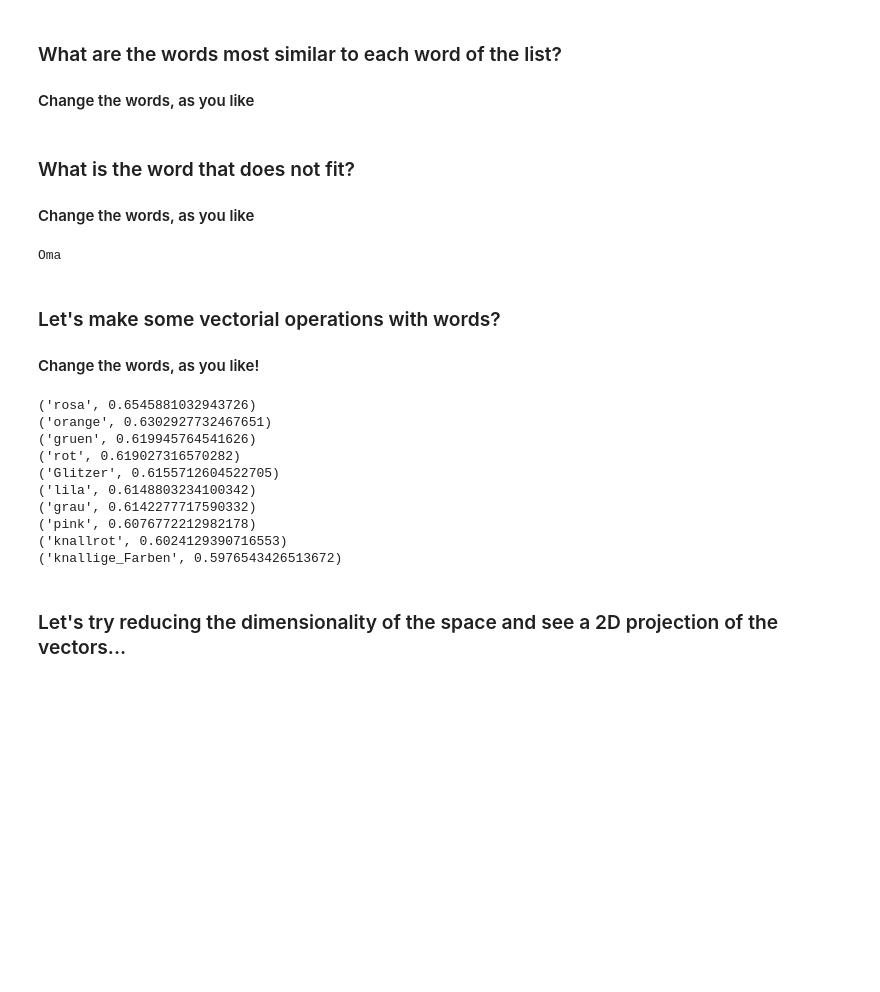
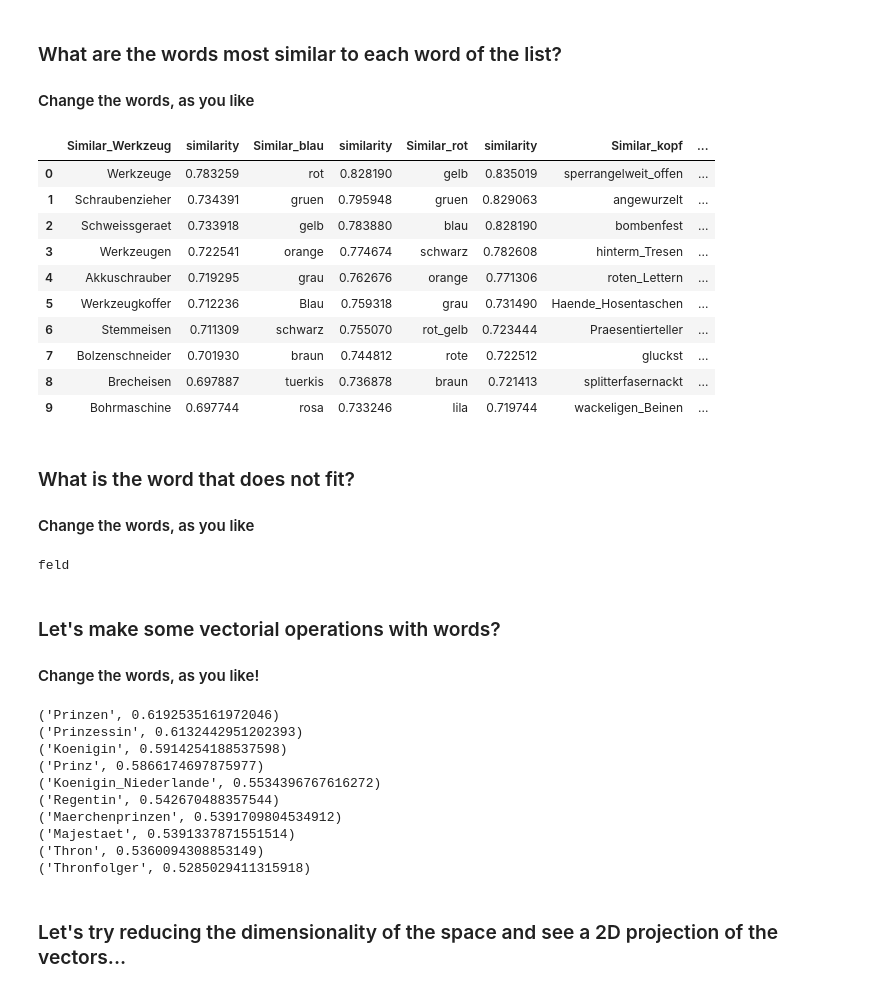
Before and after one commit to acdh-oeaw/summerschool2020-notebooks, a Jupyter notebook: session_3-2_NLP/Session 3-2 NLP (Wednesday 8-7-2020, 11 am).ipynb, the cells around one changed output. Saved outputs shown, nothing was run; the diff lists cells and outputs as text; code cells hidden in the pictures; blank space fills up the shorter version.

```diff
--- a/session_3-2_NLP/Session 3-2 NLP (Wednesday 8-7-2020, 11 am).ipynb
+++ b/session_3-2_NLP/Session 3-2 NLP (Wednesday 8-7-2020, 11 am).ipynb
@@ -192,49 +192,62 @@ print(trained_model.distance('kopf', 'blau'))
 # %%
 words = ['Werkzeug', 'blau', 'rot', 'kopf', 'Gewerbe']
 series = []
 for word in words:
-    series.append(pd.DataFrame(trained_model.most_similar(word, topn=10), columns=[f"Similar_{word}", "similarity"]))
+    series.append(pd.DataFrame(trained_model.most_similar(word, topn=10),
+                               columns=[f"Similar_{word}", "similarity"]))
 df = pd.concat(series, axis=1)
 df.head(10)
+# %% [output]
+|  | Similar_Werkzeug | similarity | Similar_blau | similarity | Similar_rot | similarity | Similar_kopf | ... |
+| 0 | Werkzeuge | 0.783259 | rot | 0.828190 | gelb | 0.835019 | sperrangelweit_offen | ... |
+| 1 | Schraubenzieher | 0.734391 | gruen | 0.795948 | gruen | 0.829063 | angewurzelt | ... |
+| 2 | Schweissgeraet | 0.733918 | gelb | 0.783880 | blau | 0.828190 | bombenfest | ... |
+| 3 | Werkzeugen | 0.722541 | orange | 0.774674 | schwarz | 0.782608 | hinterm_Tresen | ... |
+| 4 | Akkuschrauber | 0.719295 | grau | 0.762676 | orange | 0.771306 | roten_Lettern | ... |
+| 5 | Werkzeugkoffer | 0.712236 | Blau | 0.759318 | grau | 0.731490 | Haende_Hosentaschen | ... |
+| 6 | Stemmeisen | 0.711309 | schwarz | 0.755070 | rot_gelb | 0.723444 | Praesentierteller | ... |
+| 7 | Bolzenschneider | 0.701930 | braun | 0.744812 | rote | 0.722512 | gluckst | ... |
+| 8 | Brecheisen | 0.697887 | tuerkis | 0.736878 | braun | 0.721413 | splitterfasernackt | ... |
+| 9 | Bohrmaschine | 0.697744 | rosa | 0.733246 | lila | 0.719744 | wackeligen_Beinen | ... |
 # %% [markdown]
 ### What is the word that does not fit?
 
 #### Change the words, as you like
 # %%
-#word1, word2, word3, word4, word5 = 'blau','rot','feld','gruen','gelb'
+word1, word2, word3, word4, word5 = 'blau','rot','feld','gruen','gelb'
 #word1, word2, word3, word4, word5 = 'Fruehstueck', "Fenster", 'Abendessen','Mittagessen', "Soupe"
-word1, word2, word3, word4, word5 = "Vater", "Mutter", "Sohn", "Tochter", "Oma"
+#word1, word2, word3, word4, word5 = "Vater", "Mutter", "Sohn", "Tochter", "Oma"
 #word1, word2, word3, word4, word5 = "Frankreich","England","Deutschland","Berlin","Oesterreich"
 
 
 
-print(trained_model1.doesnt_match([word1, word2, word3, word4, word5]))
+print(trained_model.doesnt_match([word1, word2, word3, word4, word5]))
 # %% [output]
-Oma
+feld
 # %% [markdown]
 ### Let's make some vectorial operations with words?
 #### Change the words, as you like!
 # %%
-#positive_vectors = ['Koenig', 'frau']
+positive_vectors = ['Koenig', 'frau']
+negative_vectors = ['mann']
+
+#positive_vectors = ['frau', 'blau']
 #negative_vectors = ['mann']
 
-positive_vectors = ['frau', 'blau']
-negative_vectors = ['mann']
-
-for result in trained_model1.most_similar(positive=positive_vectors,
+for result in trained_model.most_similar(positive=positive_vectors,
                                           negative=negative_vectors):
     print(result)
 # %% [output]
-('rosa', 0.6545881032943726)
-('orange', 0.6302927732467651)
-('gruen', 0.619945764541626)
-('rot', 0.619027316570282)
-('Glitzer', 0.6155712604522705)
-('lila', 0.6148803234100342)
-('grau', 0.6142277717590332)
-('pink', 0.6076772212982178)
-('knallrot', 0.6024129390716553)
-('knallige_Farben', 0.5976543426513672)
+('Prinzen', 0.6192535161972046)
+('Prinzessin', 0.6132442951202393)
+('Koenigin', 0.5914254188537598)
+('Prinz', 0.5866174697875977)
+('Koenigin_Niederlande', 0.5534396767616272)
+('Regentin', 0.542670488357544)
+('Maerchenprinzen', 0.5391709804534912)
+('Majestaet', 0.5391337871551514)
+('Thron', 0.5360094308853149)
+('Thronfolger', 0.5285029411315918)
 # %% [markdown]
 ### Let's try reducing the dimensionality of the space and see a 2D projection of the vectors...
 # %%
```
Also changed, not shown: parts of 16 cells of this notebook.
